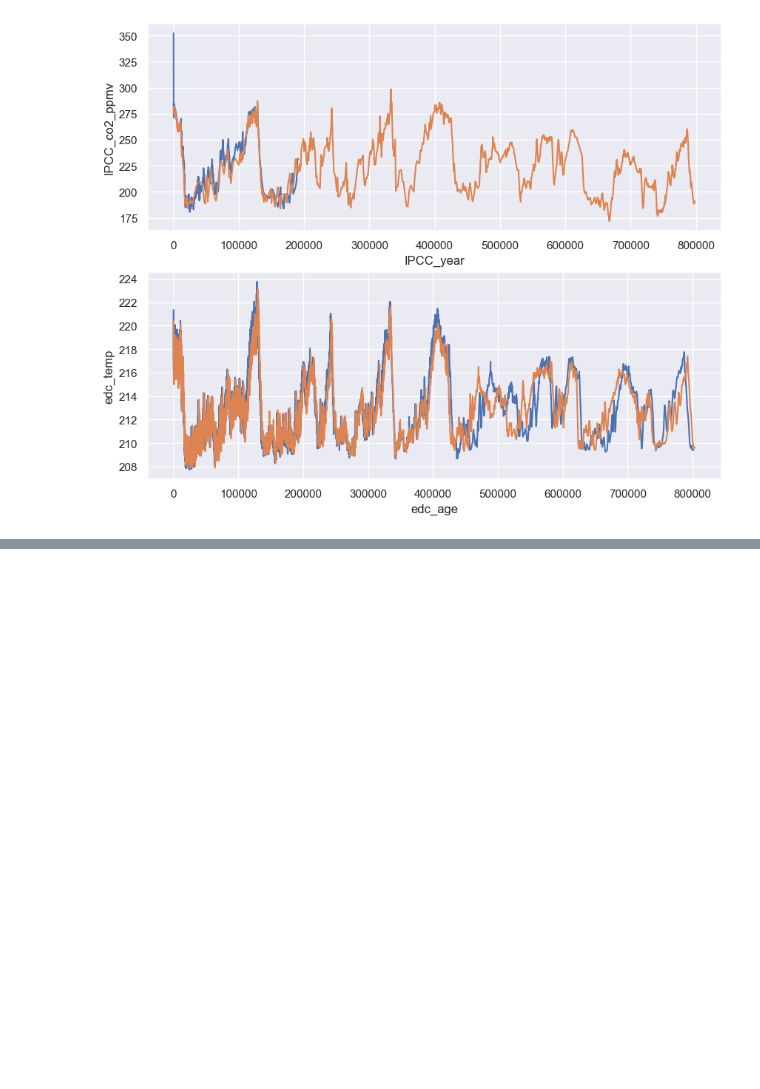
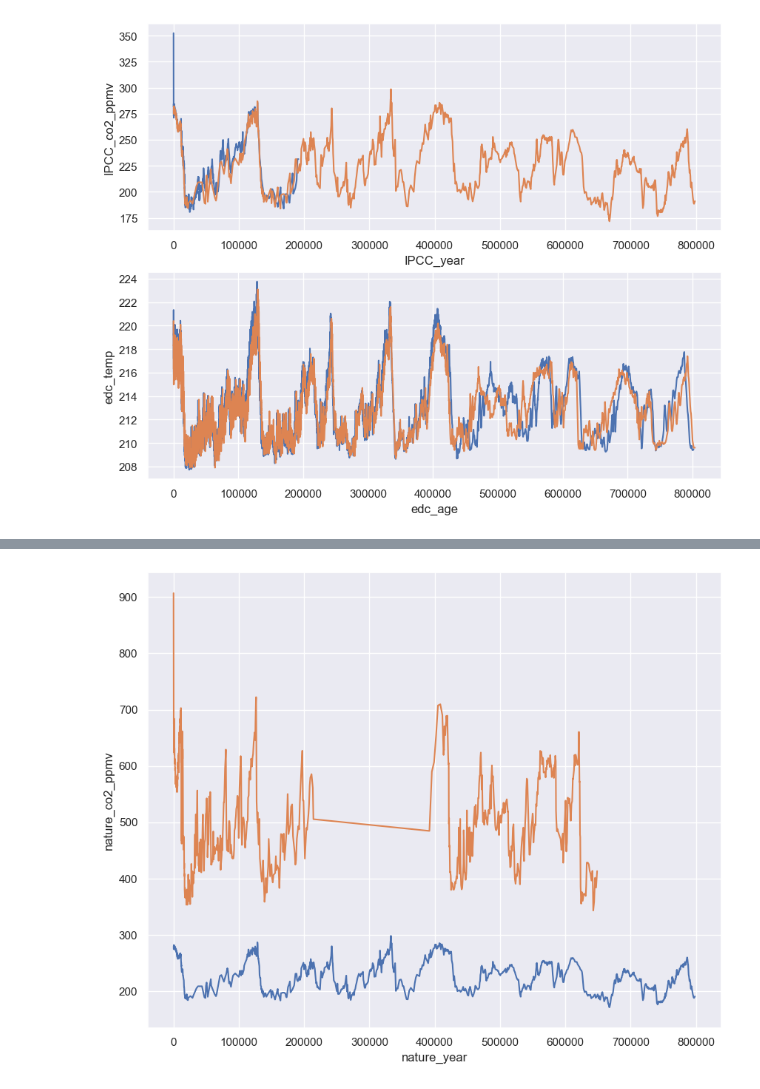
Before and after one commit to decvfox/PfDA_Project_2, a Jupyter notebook: project_2.ipynb, the cells around one changed output, grey strips where cells are left out. Cells and saved outputs as stored; diff of their text form; code cells hidden in the pictures; blank space fills up the shorter version.

```diff
--- a/project_2.ipynb
+++ b/project_2.ipynb
@@ -108,0 +130,6 @@ plt.show()
+# %%
+sns.lineplot(x = 'nature_year', y = 'nature_co2_ppmv', data=df)
+sns.lineplot(x = 'age_in_1000', y = 'CH4 [ppbv]', data=df_ch4_2)
+plt.show()
+# %% [output]
+[figure, added]
```
Also changed, not shown: parts of 3 cells of this notebook, 4 other files.
